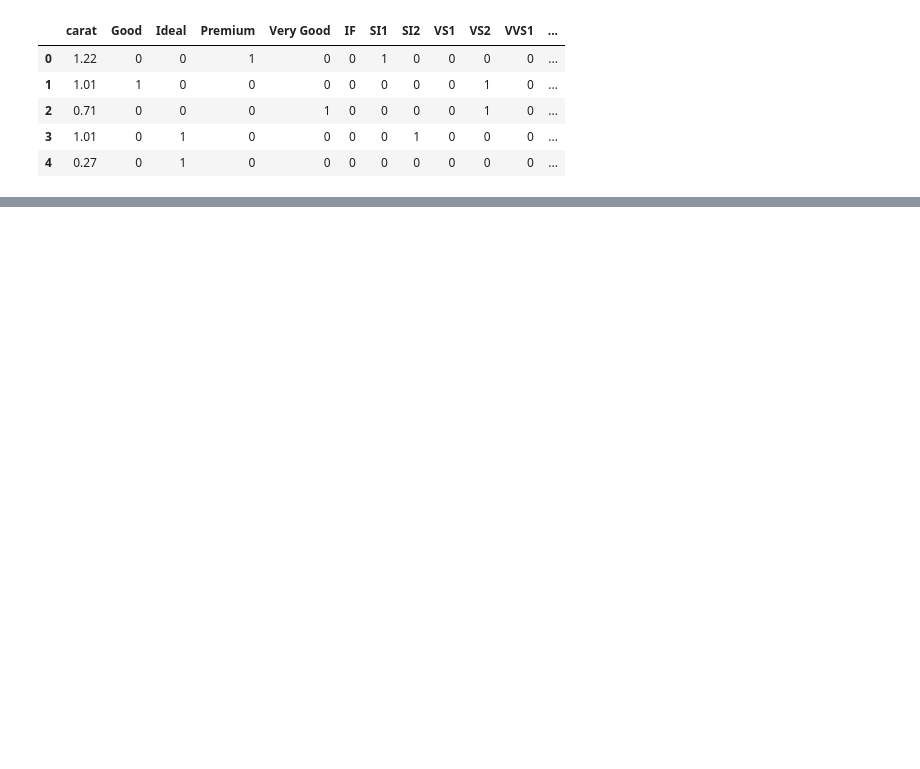
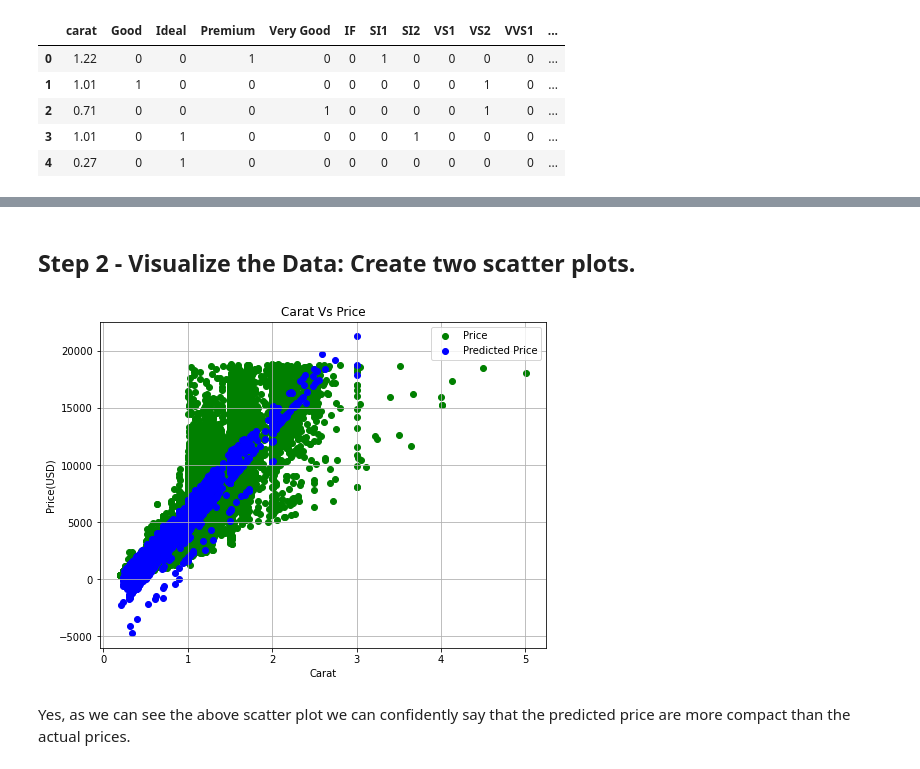
Before and after one commit to epythonlab/Predictive-analytics-for-business, a Jupyter notebook: new_diamond_price.ipynb, the cells around one changed output, grey strips where cells are left out. Saved outputs shown, nothing was run; the diff lists cells and outputs as text; code cells hidden in the pictures; blank space fills up the shorter version.

```diff
--- a/new_diamond_price.ipynb
+++ b/new_diamond_price.ipynb
@@ -244,0 +302,19 @@ The recommended price of the bid would be = $8,230,695.69
+# %% [markdown]
+## Step 2 - Visualize the Data: Create two scatter plots.
+# %%
+plt.figure(figsize=(8,6))
+ax1 = plt.scatter(df_diamond['carat'], df_diamond['price'], color='g')
+ax2 = plt.scatter(test_X['carat'], predicted_prices, color='b')
+plt.ylabel("Price(USD)")
+plt.xlabel("Carat")
+plt.title("Carat Vs Price")
+plt.legend([ax1, ax2], ['Price', 'Predicted Price'])
+plt.grid()
+plt.savefig("CaratVsPrice", dpi=None, facecolor='w', edgecolor='w',
+        orientation='portrait', papertype=None, format=None,
+        transparent=False, bbox_inches=None, pad_inches=0.1, metadata=None)
+plt.show()
+# %% [output]
+[figure, added]
+# %% [markdown]
+Yes, as we can see the above scatter plot we can confidently say that the predicted price are more compact than the actual prices.
```
Also changed, not shown: parts of 41 cells of this notebook, 2 other files.
